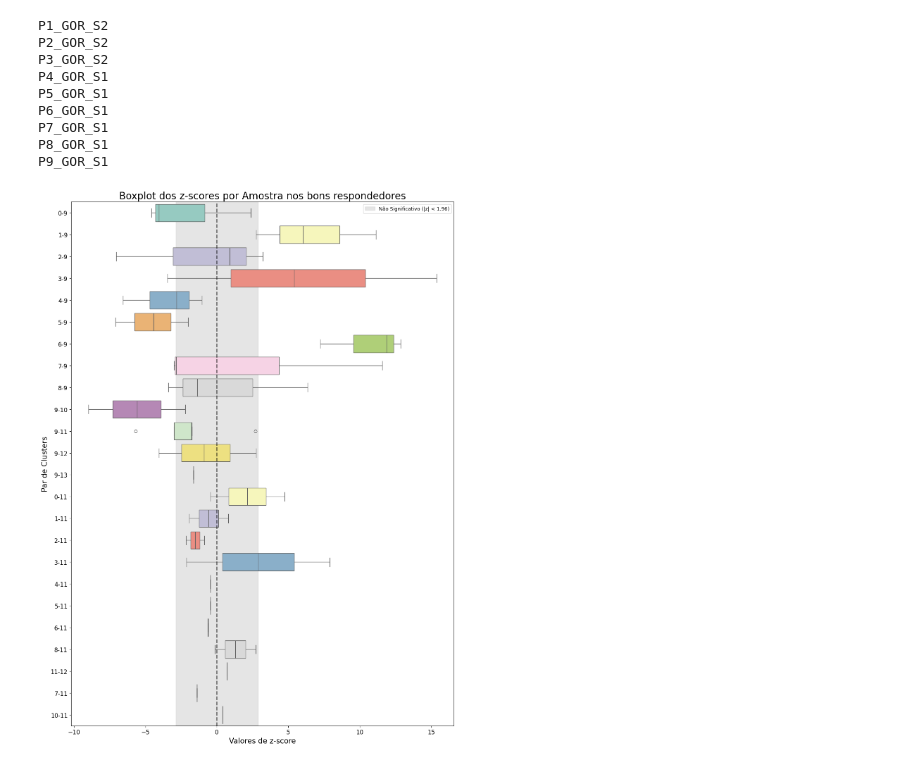
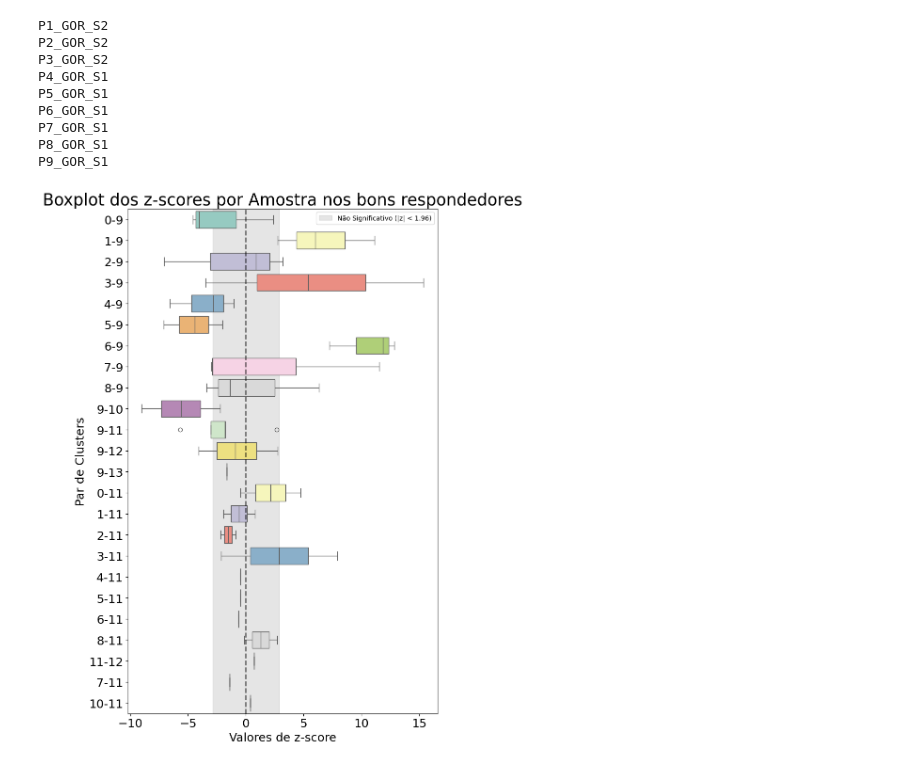
Before and after one commit to pedrovp161/spatools, a Jupyter notebook: Tutorials/clustering_correlation_analysis.ipynb, the cells around one changed output. Cells and saved outputs as stored; diff of their text form; code cells hidden in the pictures.

```diff
--- a/Tutorials/clustering_correlation_analysis.ipynb
+++ b/Tutorials/clustering_correlation_analysis.ipynb
@@ -254,12 +254,16 @@ P9_GOR_S1
 # %%
 st.pl.boxplot_cluster_correlations(adata, cluster_col="clusters_0.6",
                              show=True,
                              title="Boxplot dos z-scores por Amostra nos bons respondedores",
                              subset=True,
-                             value=9
+                             value=9,
+                             figsize=(8, 12),
+                             title_font=25,
+                             label_font= 18,
+                             ticks_font=18
                              )
 # %% [output]
-[figure, old version]
+[figure, new version]
 # %%
 adata.uns["stats"]
 # %% [output]
```
Also changed, not shown: parts of 2 cells of this notebook, 1 other file.
